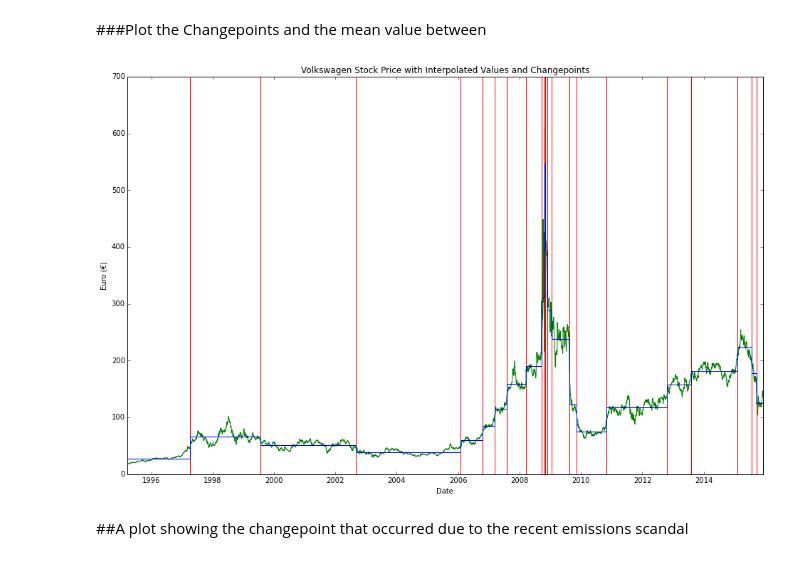
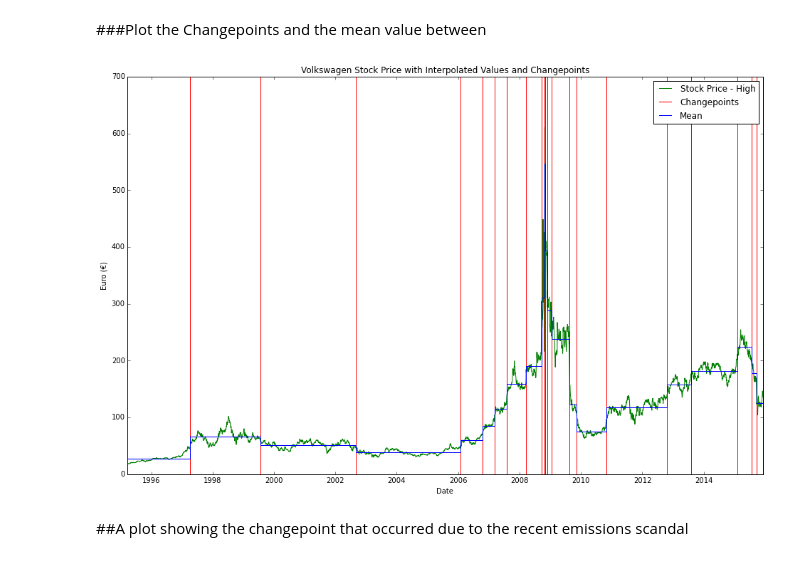
Before and after one commit to jcmuddle/nag4py_changepoint_pelt_mongodb, a Jupyter notebook: mongodb_change_point.ipynb, the cells around one changed output. Saved outputs shown, nothing was run; the diff lists cells and outputs as text; code cells hidden in the pictures.

```diff
--- a/mongodb_change_point.ipynb
+++ b/mongodb_change_point.ipynb
@@ -187,17 +212,14 @@ if fail.iflag != 0:
 ###Store the mean value between the changepoints
 # %%
 m = ntau[0]
-change_points = [0]
+change_points = [0] + tau[0:m-1].tolist()
 mean = []
 std = []
 for i in range(0, m):
-    change_points.append(tau[i])
-for i in range(0, m):
     mean.append(sparam[2*(i+1)-2])
     std.append(sparam[2*(i+1)-1])
-change_points.pop()
-change_points_m = change_points
-change_points_m.append(len(all_data[price_type].values)-1)
+#This is to plot the final mean bar
+change_points.append(len(all_data[price_type].values)-1)
 std.append(std[-1])
 mean.append(mean[-1])
 # %% [markdown]
@@ -205,16 +227,18 @@ mean.append(mean[-1])
 # %%
 fig = plt.figure()
 fig.set_size_inches(16, 10)
-plt.plot(all_dates, all_data[price_type].values, 'g')
+plt.plot(all_dates, all_data[price_type].values, 'g', label = 'Stock Price - {}'.format(price_type))
 for change_point in change_points:
     plt.axvline(all_dates[change_point], color = 'r')
-plt.step(all_dates[change_points_m], mean, where='post')
+plt.axvline(all_dates[change_point], color = 'r', label = 'Changepoints')
+plt.step(all_dates[change_points], mean, where='post', label = 'Mean')
 plt.title('Volkswagen Stock Price with Interpolated Values and Changepoints')
+plt.legend()
 plt.ylabel('Euro '+u"(\u20AC)")
 plt.xlabel('Date')
 plt.show()
 # %% [output]
-[figure, old version]
+[figure, new version]
 # %% [markdown]
 ##A plot showing the changepoint that occurred due to the recent emissions scandal
 # %%
```
Also changed, not shown: parts of 9 cells of this notebook.
